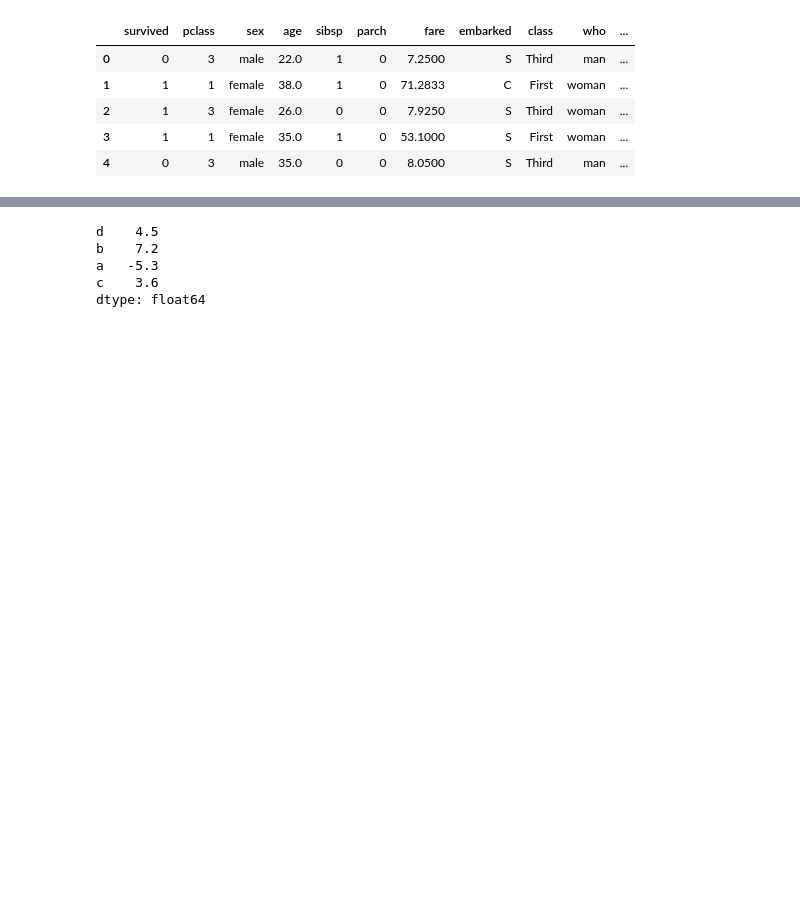
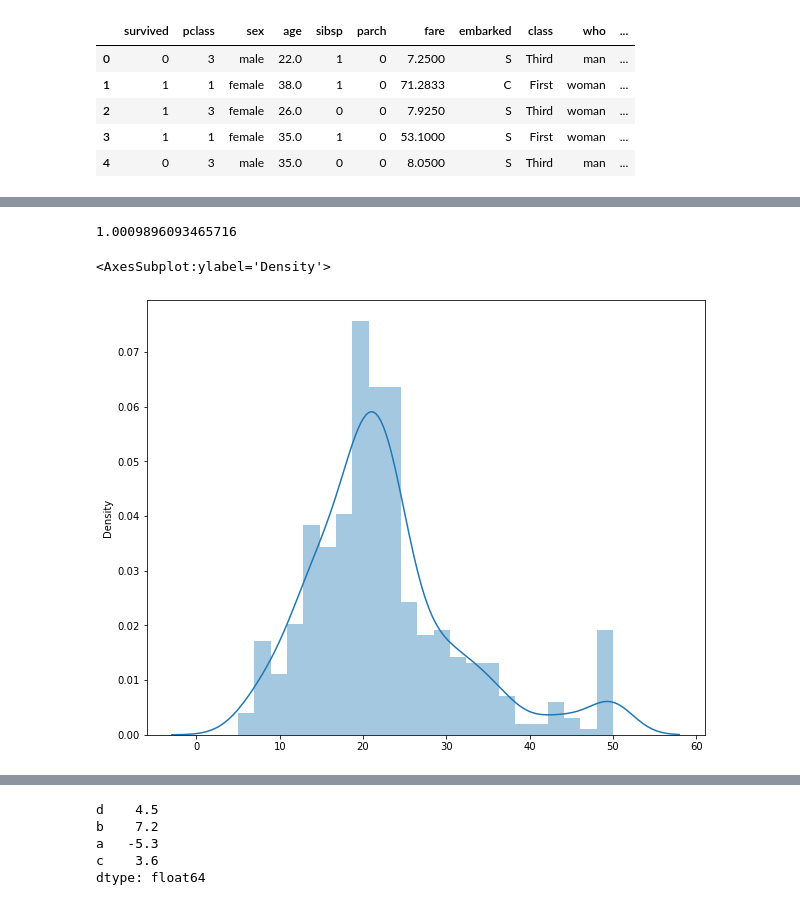
Before and after one commit to bnv20/kdt3, a Jupyter notebook: pandas_ 전처리_guide.ipynb, the cells around one changed output, grey strips where cells are left out. Drawn from its saved outputs; the diff is of its cells as text; code cells hidden in the pictures; blank space fills up the shorter version.

```diff
--- a/pandas_ 전처리_guide.ipynb
+++ b/pandas_ 전처리_guide.ipynb
@@ -909,0 +1102,10 @@ memory usage: 2.2+ MB
+# %%
+from sklearn.datasets import load_boston
+boston = load_boston()
+print(boston.keys())
+boston.target
+boston.DESCR
+print(boston.feature_names)
+df_boston = pd.DataFrame(boston.data, columns=boston.feature_names)
+df_boston['target'] = boston.target
+df_boston.head()
@@ -910,2 +1142,7 @@ memory usage: 2.2+ MB
 # %%
 # 스케일링 - 정규화
+from sklearn.preprocessing import MinMaxScaler
+
+scaler = MinMaxScaler()
+df_boston['RM'] = scaler.fit_transform(df_boston[['RM']])
+df_boston.head()
@@ -912,2 +1163,6 @@ memory usage: 2.2+ MB
 # %%
 # 스케일링 - 표준화
+from sklearn.preprocessing import StandardScaler
+scaler = StandardScaler()
+df_boston['INDUS'] = scaler.fit_transform(df_boston[['INDUS']])
+df_boston.head()
@@ -913,0 +1176,5 @@ memory usage: 2.2+ MB
+# %%
+df_boston.INDUS.mean()
+df_boston.INDUS.std()
+# %% [output]
+1.0009896093465716
@@ -914,2 +1184,11 @@ memory usage: 2.2+ MB
+# %%
+import matplotlib.pyplot as plt
+import seaborn as sns
+
+plt.figure(figsize=(10,8))
+sns.distplot(df_boston[['target']])
+# %% [output]
+<AxesSubplot:ylabel='Density'>
+[figure, added]
 # %%
 # 로그 변환
```
Also changed, not shown: parts of 86 cells of this notebook.
